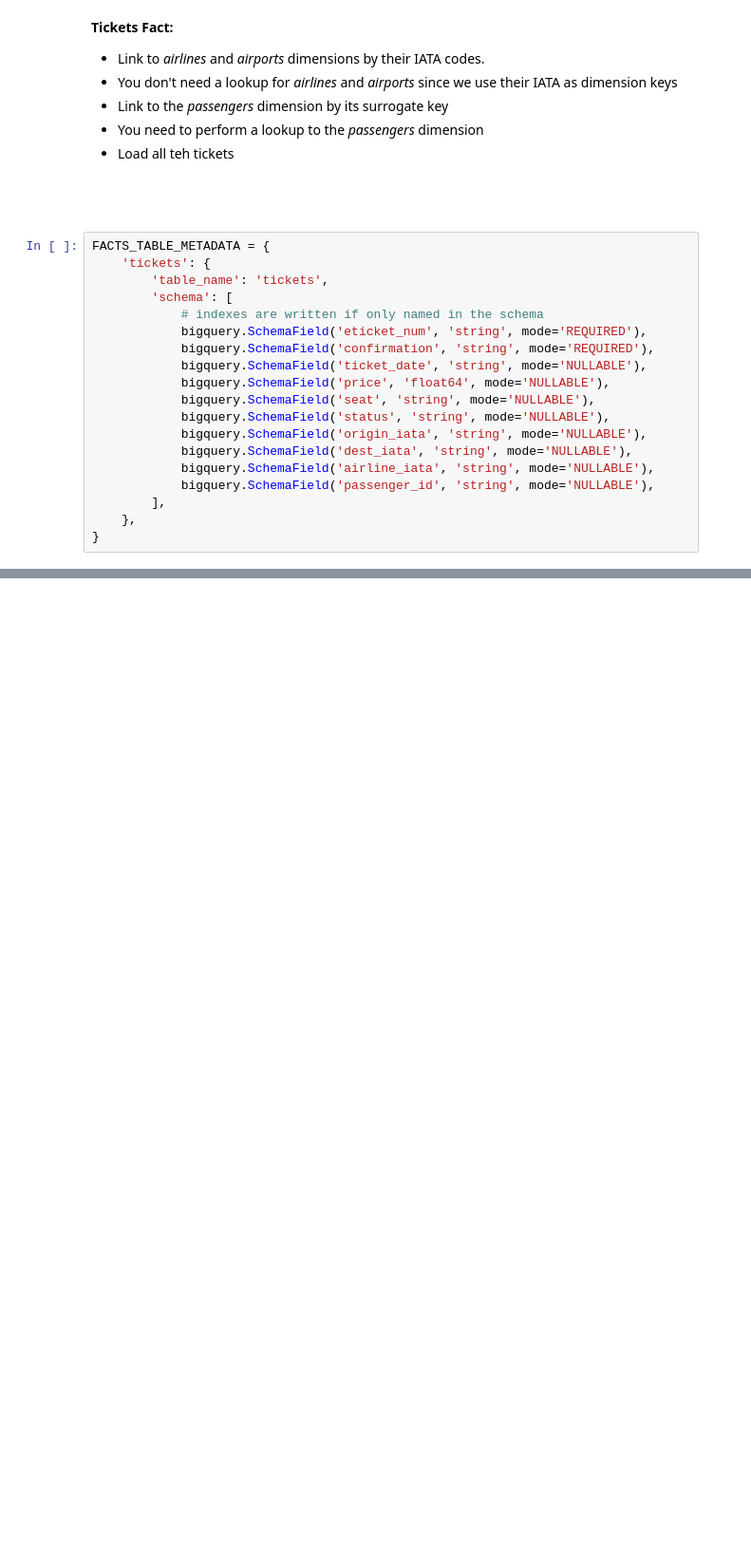
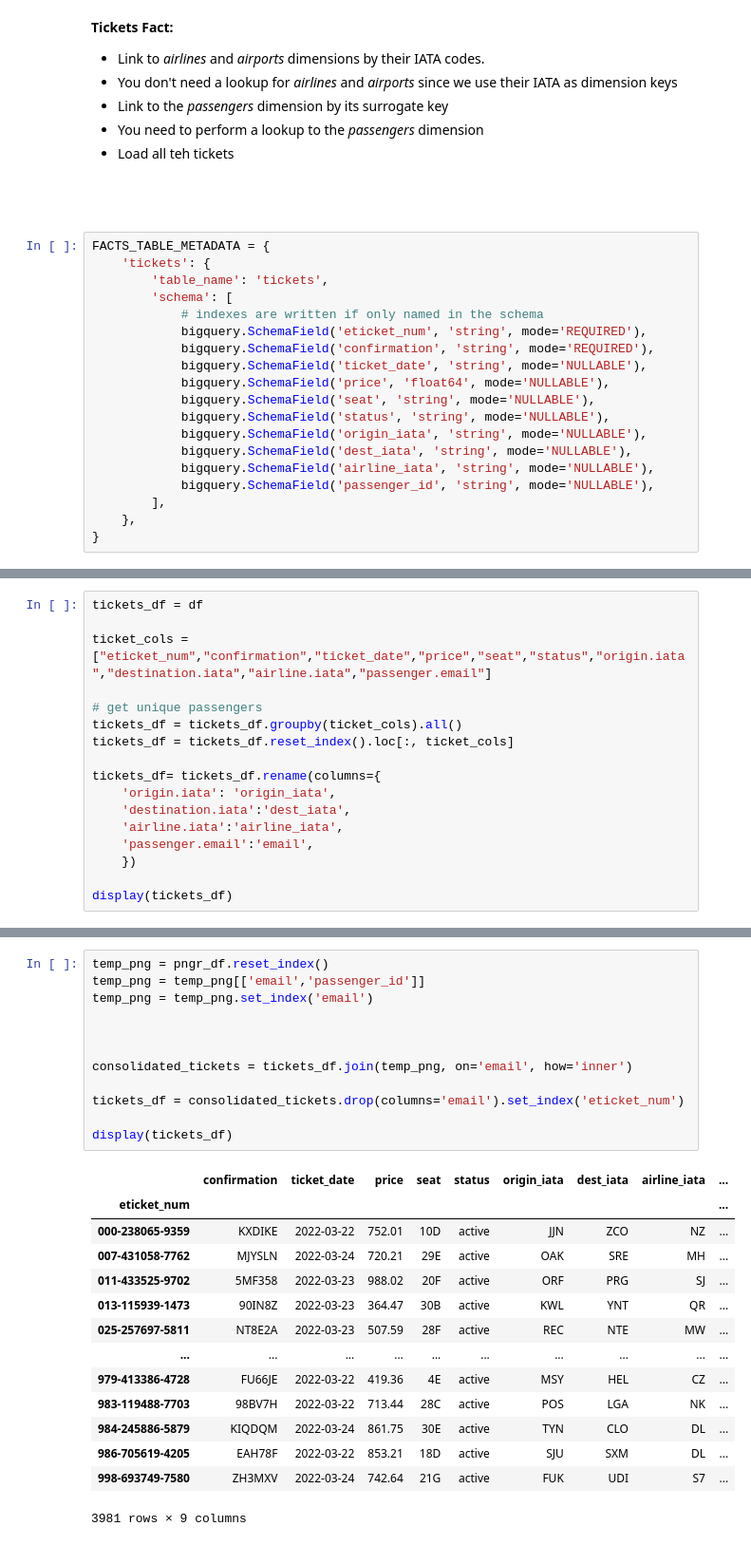
Before and after one commit to rgiosa10/data-modeling-cr, a Jupyter notebook: main.ipynb, the cells around one changed output, grey strips where cells are left out. Shown at 95% size. Saved outputs shown, nothing was run; the diff lists cells and outputs as text; blank space fills up the shorter version.

Commit message:
Create tickets fact dataframe and perform join with pnger_df in order to get passenger_ids

```diff
--- a/main.ipynb
+++ b/main.ipynb
@@ -374,0 +373,17 @@ tickets_df = df
+# %%
+tickets_df = df
+
+ticket_cols = ["eticket_num","confirmation","ticket_date","price","seat","status","origin.iata","destination.iata","airline.iata","passenger.email"]
+
+# get unique passengers
+tickets_df = tickets_df.groupby(ticket_cols).all()
+tickets_df = tickets_df.reset_index().loc[:, ticket_cols]
+
+tickets_df= tickets_df.rename(columns={
+    'origin.iata': 'origin_iata',
+    'destination.iata':'dest_iata',
+    'airline.iata':'airline_iata',
+    'passenger.email':'email',
+    })
+
+display(tickets_df)
@@ -374,0 +404,27 @@ tickets_df = df
+# %%
+temp_png = pngr_df.reset_index()
+temp_png = temp_png[['email','passenger_id']]
+temp_png = temp_png.set_index('email')
+
+
+
+consolidated_tickets = tickets_df.join(temp_png, on='email', how='inner')
+
+tickets_df = consolidated_tickets.drop(columns='email').set_index('eticket_num')
+
+display(tickets_df)
+# %% [output]
+|  | confirmation | ticket_date | price | seat | status | origin_iata | dest_iata | airline_iata | ... |
+| eticket_num |  |  |  |  |  |  |  |  | ... |
+| 000-238065-9359 | KXDIKE | 2022-03-22 | 752.01 | 10D | active | JJN | ZCO | NZ | ... |
+| 007-431058-7762 | MJYSLN | 2022-03-24 | 720.21 | 29E | active | OAK | SRE | MH | ... |
+| 011-433525-9702 | 5MF358 | 2022-03-23 | 988.02 | 20F | active | ORF | PRG | SJ | ... |
+| 013-115939-1473 | 90IN8Z | 2022-03-23 | 364.47 | 30B | active | KWL | YNT | QR | ... |
+| 025-257697-5811 | NT8E2A | 2022-03-23 | 507.59 | 28F | active | REC | NTE | MW | ... |
+| ... | ... | ... | ... | ... | ... | ... | ... | ... | ... |
+| 979-413386-4728 | FU66JE | 2022-03-22 | 419.36 | 4E | active | MSY | HEL | CZ | ... |
+| 983-119488-7703 | 98BV7H | 2022-03-22 | 713.44 | 28C | active | POS | LGA | NK | ... |
+| 984-245886-5879 | KIQDQM | 2022-03-24 | 861.75 | 30E | active | TYN | CLO | DL | ... |
+| 986-705619-4205 | EAH78F | 2022-03-22 | 853.21 | 18D | active | SJU | SXM | DL | ... |
+| 998-693749-7580 | ZH3MXV | 2022-03-24 | 742.64 | 21G | active | FUK | UDI | S7 | ... |
+3981 rows × 9 columns
```
Also changed, not shown: parts of 2 cells of this notebook, 1 other file.
